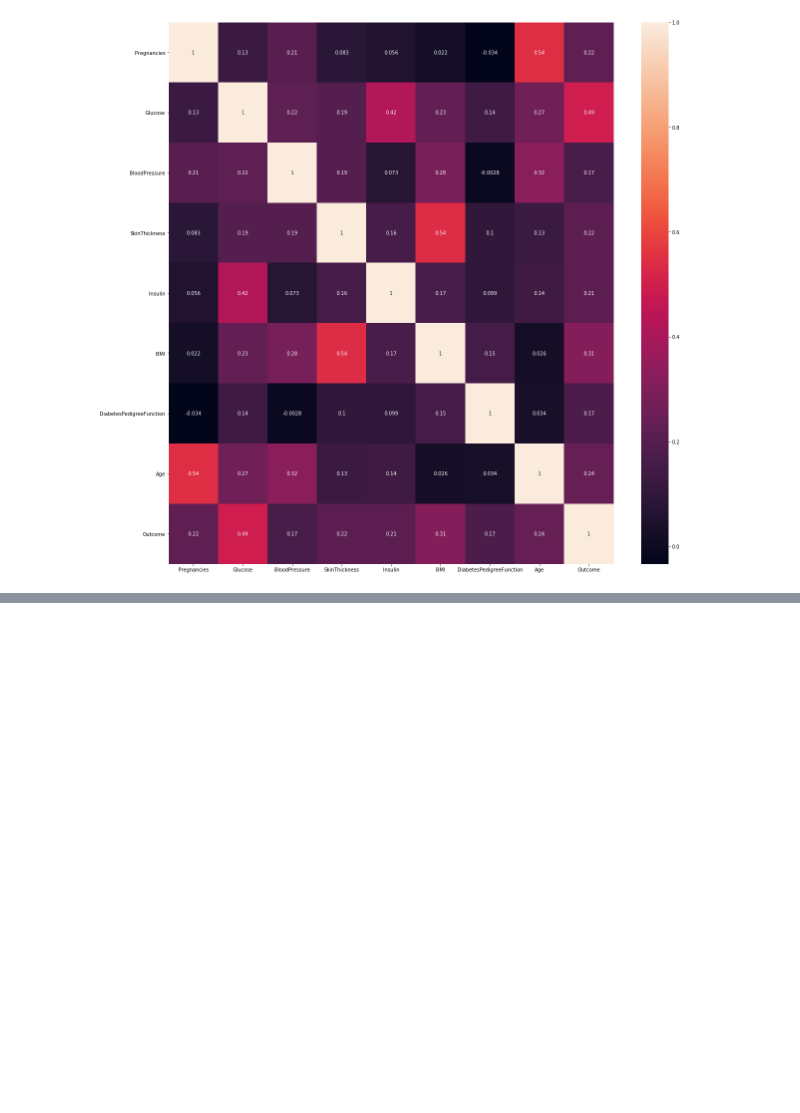
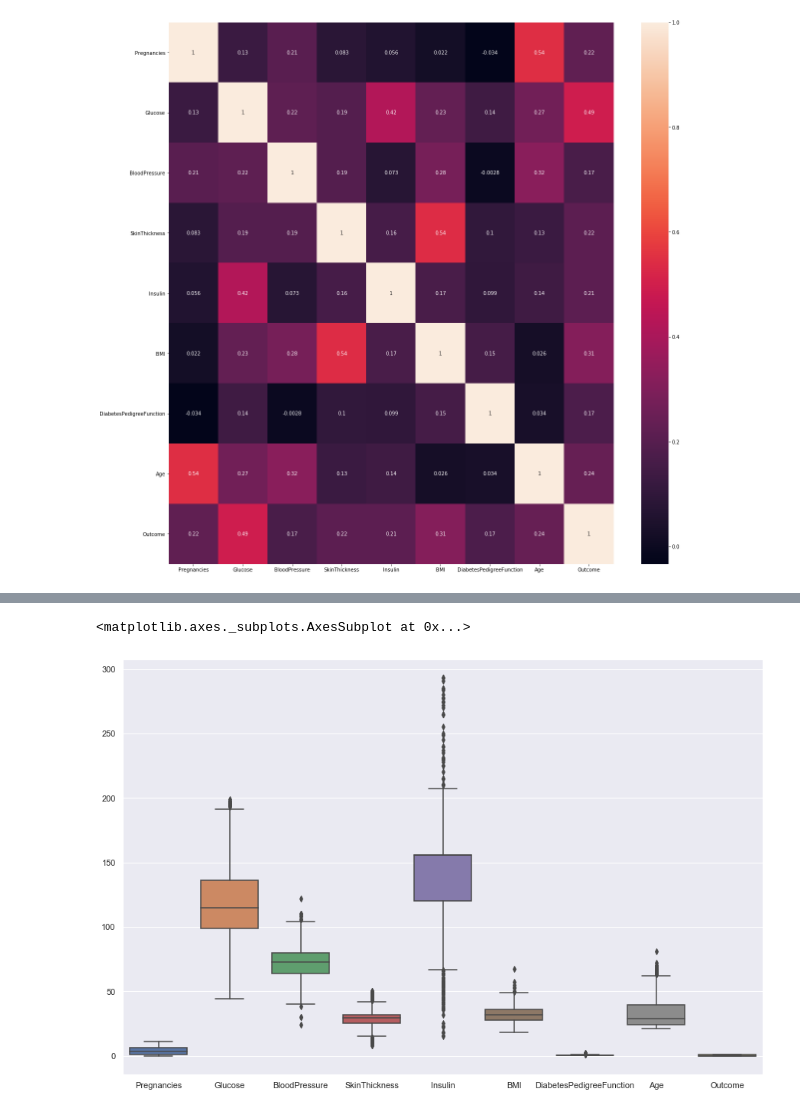
Before and after one commit to hiteshahuja23/Diabetes-Prediction, a Jupyter notebook: Model Building.ipynb, the cells around one changed output, grey strips where cells are left out. Cells and saved outputs as stored; diff of their text form; code cells hidden in the pictures; blank space fills up the shorter version.

```diff
--- a/Model Building.ipynb
+++ b/Model Building.ipynb
@@ -147,0 +157,23 @@ from sklearn.metrics import accuracy_score, confusion_matrix, roc_curve, roc_auc
+# %%
+#Removing outliers from diabetes
+
+q = df_copy['Pregnancies'].quantile(0.98)
+data_cleaned = df_copy[df_copy['Pregnancies']<q]
+# %%
+#Removing outliers from Skin Thickness
+
+q = data_cleaned['SkinThickness'].quantile(0.99)
+data_cleaned = data_cleaned[data_cleaned['SkinThickness']<q]
+# %%
+#Removing outliers from Insulin
+
+q = data_cleaned['Insulin'].quantile(0.95)
+data_cleaned = data_cleaned[data_cleaned['Insulin'] < q]
+# %%
+#Checking for removed outliers with cleaned data
+
+fig, ax = plt.subplots(figsize=(15,10))
+sns.boxplot(data=data_cleaned,ax=ax)
+# %% [output]
+<matplotlib.axes._subplots.AxesSubplot at 0x...>
+[figure, added]
```
Also changed, not shown: parts of 28 cells of this notebook, 3 other files.
